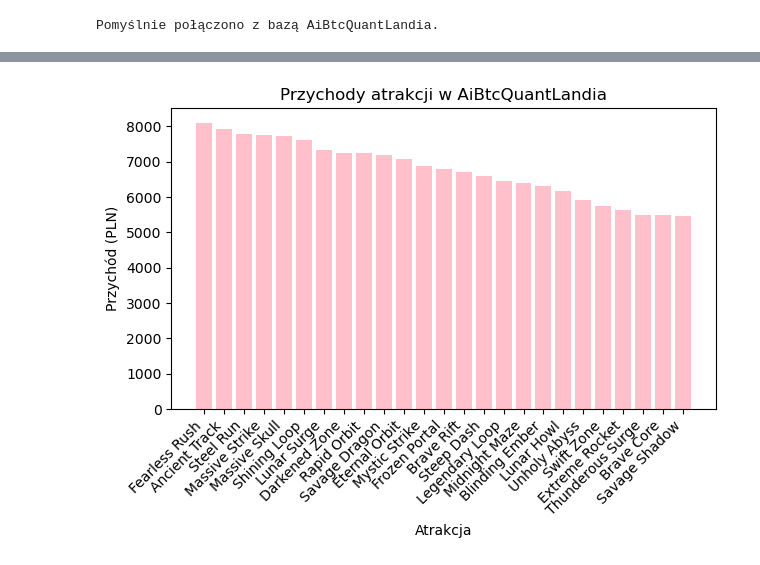
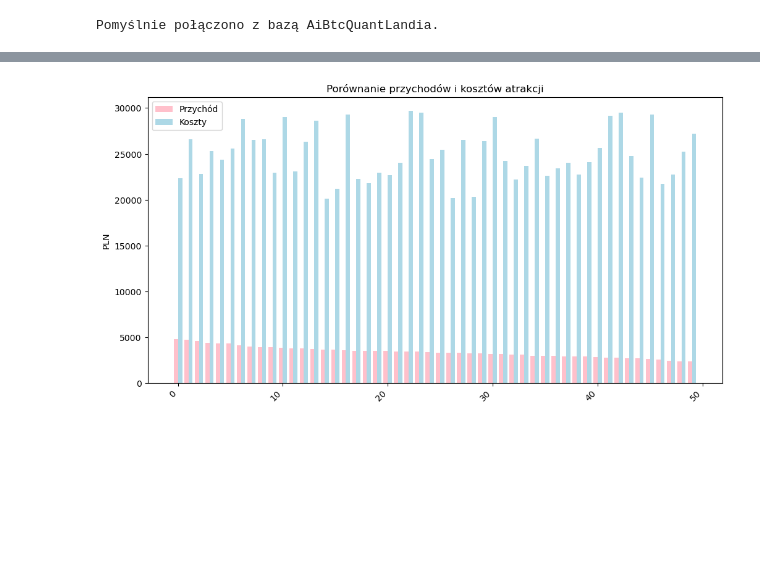
Before and after one commit to patrycja-krzyz/projekt_bazy, a Jupyter notebook: raport_i_analiza.ipynb, the cells around one changed output, grey strips where cells are left out. Cells and saved outputs as stored; diff of their text form; code cells hidden in the pictures; blank space fills up the shorter version.

Commit message:
reszta analizy i mała zmiana w payments

```diff
--- a/raport_i_analiza.ipynb
+++ b/raport_i_analiza.ipynb
@@ -34,30 +46,83 @@ Pomyślnie połączono z bazą AiBtcQuantLandia.
 # %%
 
 query = """
-SELECT a.attraction_name, SUM(p.amount) AS przychod
+SELECT
+    a.attraction_name,
+    COALESCE(t.sprzedane_bilety, 0) AS sprzedane_bilety,
+    COALESCE(t.przychod, 0) AS przychod,
+    COALESCE(c.koszty, 0) AS koszty,
+    COALESCE(m.dni_niedostepnosci, 0) AS dni_niedostepnosci
 FROM attractions a
-JOIN prices pr ON a.attraction_id = pr.attraction_id
-JOIN payment_ticket pt ON pr.ticket_id = pt.ticket_id
-JOIN payments p ON pt.payment_id = p.payment_id
-GROUP BY a.attraction_name
-ORDER BY przychod DESC
+LEFT JOIN (
+    SELECT
+        pr.attraction_id,
+        COUNT(pt.ticket_id) AS sprzedane_bilety,
+        SUM(p.amount) AS przychod
+    FROM prices pr
+    JOIN payment_ticket pt ON pr.ticket_id = pt.ticket_id
+    JOIN payments p ON pt.payment_id = p.payment_id
+    GROUP BY pr.attraction_id
+) t ON a.attraction_id = t.attraction_id
+
+LEFT JOIN (
+    SELECT
+        attraction_id,
+        SUM(amount) AS koszty
+    FROM costs
+    GROUP BY attraction_id
+) c ON a.attraction_id = c.attraction_id
+
+LEFT JOIN (
+    SELECT
+        attraction_id,
+        SUM(DATEDIFF(IFNULL(fix_date, CURRENT_DATE), accident_date)) AS dni_niedostepnosci
+    FROM malfunctions
+    GROUP BY attraction_id
+) m ON a.attraction_id = m.attraction_id
+
+ORDER BY przychod DESC;
 """
+
 baza.cursor.execute(query)
-rows = baza.cursor.fetchall()  #tu mamy krotki (nazwa, kwota)...
+rows = baza.cursor.fetchall()
+import pandas as pd
 
-attractions = [r[0] for r in rows] #a tu juz nie
-revenues = [r[1] for r in rows]
+df = pd.DataFrame(rows, columns=["atrakcje", "sprzedane_bilety", "przychod", "koszty", "dni_niedostepnosci"])
+df["zysk"] = df["przychod"] - df["koszty"]
+df["stopa_zwrotu"] = df["zysk"] / df["koszty"].replace(0, pd.NA)
+
+posortowane = df.sort_values(by="przychod", ascending=False)
 
 import matplotlib.pyplot as plt
-
-plt.bar(attractions, revenues, color='pink')
-plt.xlabel("Atrakcja")
-plt.ylabel("Przychód (PLN)")
-plt.title("Przychody atrakcji w AiBtcQuantLandia")
-plt.xticks(rotation=45, ha='right')
-plt.tight_layout()
+import numpy as np
+x = np.arange(len(posortowane))
+szerokosc = 0.4
+plt.figure(figsize=(12,6))
+plt.bar(x - szerokosc/2, posortowane["przychod"], width=szerokosc, color='pink', label="Przychód")
+plt.bar(x + szerokosc/2, posortowane["koszty"], width=szerokosc, color='lightblue', label="Koszty")
+plt.xticks(rotation=45, ha='right') #przekrecamy podpisy osi x, aby nie nachodizly na siebie
+plt.ylabel("PLN")
+plt.title("Porównanie przychodów i kosztów atrakcji")
+plt.legend()
 plt.show()
 
-#print(f"Najwięcej zarabia atrakcja: .")
+
+plt.figure(figsize=(12,6))
+plt.scatter(posortowane["dni_niedostepnosci"], posortowane["przychod"], color='purple')
+for i, row in posortowane.iterrows():
+    plt.text(row["dni_niedostepnosci"], row["przychod"], row["atrakcje"], fontsize=8)
+plt.xlabel("Dni niedostępności")
+plt.ylabel("Przychód")
+plt.title("Wpływ awarii na przychody atrakcji")
+plt.show()
+
+print("WNIOSKI")
+problem = df.sort_values("dni_niedostepnosci", ascending=False).iloc[0]
+print(f"Najbardziej problematyczna: {problem['atrakcje']} ({problem['dni_niedostepnosci']} dni niedostępności)")
+
+best = df.sort_values("zysk", ascending=False).iloc[0]
+worst = df.sort_values("zysk").iloc[0]
+print(f"Najbardziej opłacalna: {best['atrakcje']} (Zysk: {best['zysk']:.2f})")
+print(f"Najmniej opłacalna: {worst['atrakcje']} (Zysk: {worst['zysk']:.2f})")
 # %% [output]
-[figure, old version]
+[figure, new version]
```
Also changed, not shown: parts of 14 cells of this notebook, 1 other file.
